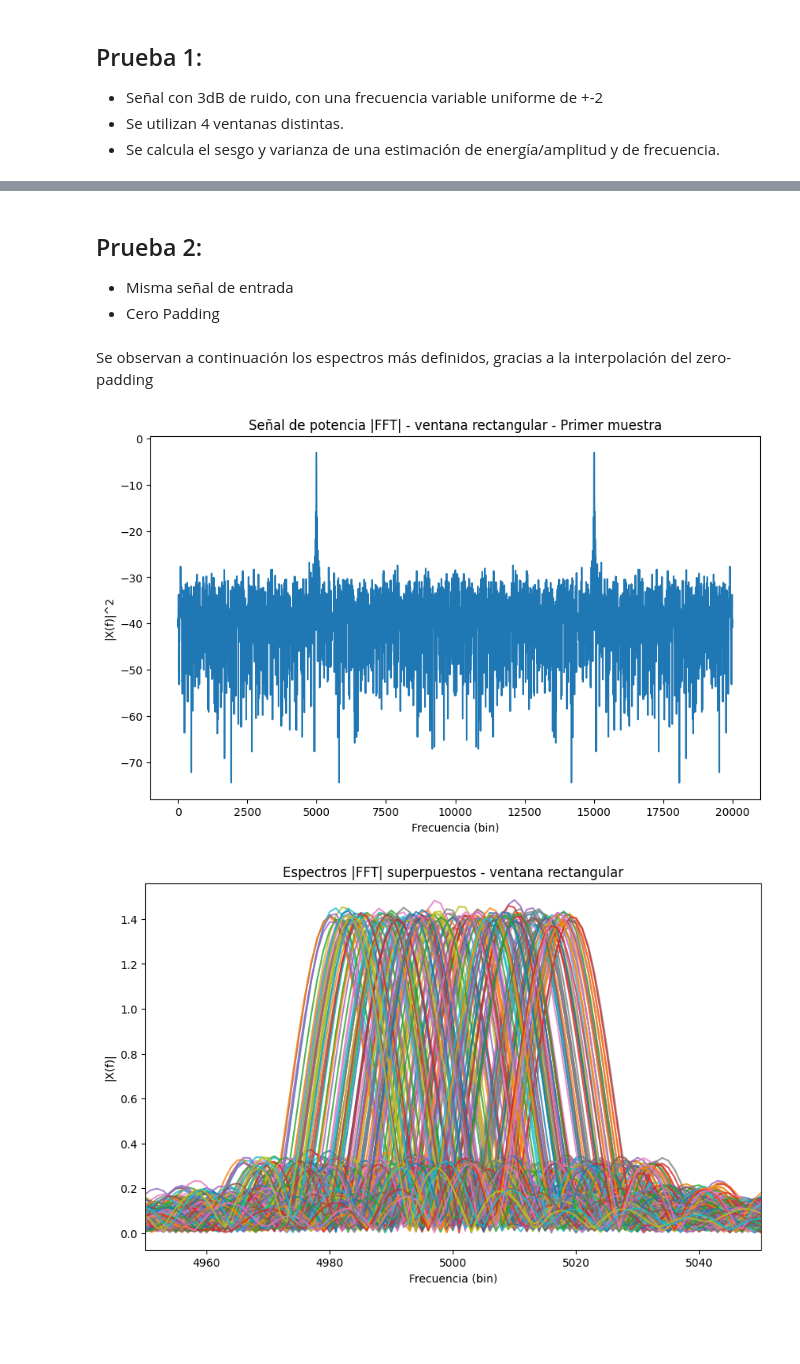
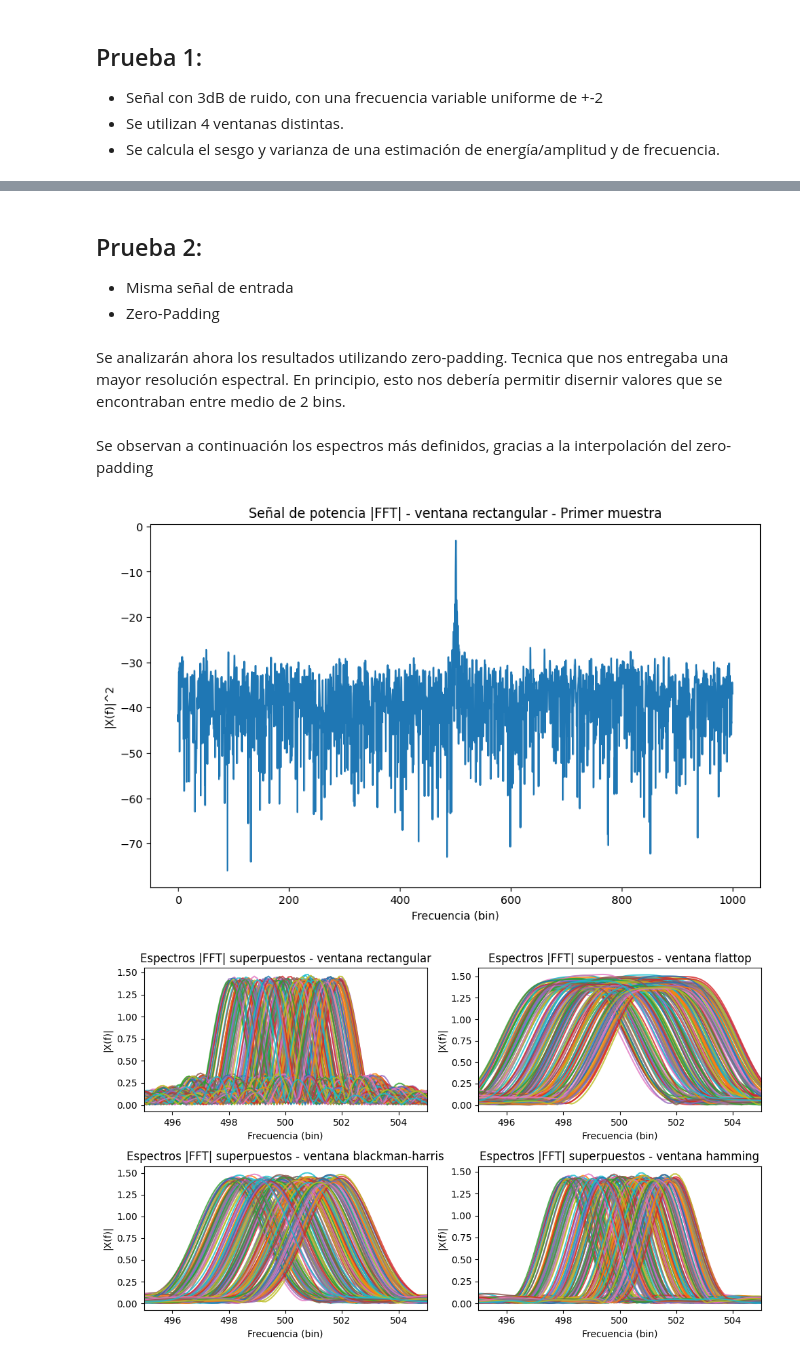
Before and after one commit to agustin-d-martinez/Procesamiento-Digital-de-Se-ales---2026, a Jupyter notebook: TS5/TS5.ipynb, the cells around one changed output, grey strips where cells are left out. Drawn from its saved outputs; the diff is of its cells as text; code cells hidden in the pictures; blank space fills up the shorter version.

```diff
--- a/TS5/TS5.ipynb
+++ b/TS5/TS5.ipynb
@@ -157,21 +157,31 @@ def mod_db(xx: np.ndarray) -> np.ndarray:
 def mod_dbw(xx: np.ndarray) -> np.ndarray:
     return 10*np.log10(np.abs(xx))
 
-def freq_axis(xx: np.ndarray, fs: float) -> np.ndarray:
+def freq_axis(xx: np.ndarray | int, fs: float) -> np.ndarray:
     '''freq_axis
 
     Equal to np.fft.fftfreq. It generates the correct freq axis for the fft algorithm.
     Axis has the form:
     [0, △f, 2△f, ..., fs/2, -fs/2, -(fs/2-△f), ..., -△f]
     Note: the positive half always starts with 0. The negative half always starts with -fs/2, so, the negative half has one extra value if the length of the signal is even.
-    xx: signal to generate the axis for. Only the length is used.
+    xx: Number of points or signal to generate the axis for. Only the length is used.
     fs: sampling frequency
     '''
-    nn = xx.shape[0]
+    if type(xx) == int:
+        nn = xx
+    else:
+        nn = xx.shape[0]
     half = np.arange(0, fs/2, fs/nn)
     ff = np.concatenate((half, -half[::-1] - fs/nn))
     ff = ff[:nn]
     return ff.reshape(-1,1)
+
+def fft_shift(xx: np.ndarray) -> np.ndarray:
+    '''fft_shift
+    Shifts the fft of the signal xx, so that the zero frequency component is in the center of the spectrum. This is equivalent to np.fft.fftshift, but it also normalizes the fft by the length of the signal, so that the values are correct.
+    '''
+    N = xx.shape[0]
+    return np.concatenate((xx[N//2:], xx[:N//2]))
 # %% [markdown]
 # Respuesta
 # %% [markdown]
@@ -188,7 +201,7 @@ def check_est(xx, f0, fs, N):
         N: number of points to calculate the fft. It is expected to be a scalar.
     '''
     N_real = xx.shape[0]
-    xx_fft = np.fft.fft(xx, N, axis=0) / N_real
+    xx_fft = np.fft.fft(xx, n=N, axis=0) / N_real
     xx_fft_abs = np.abs(xx_fft)
 
     a_estimado = 2 * xx_fft_abs[int(f0*N/fs), :]
@@ -261,17 +273,21 @@ plt.plot(10*np.log10(PXX))
 plt.title("Señal de potencia |FFT| - ventana rectangular - Primer muestra")
 plt.xlabel("Frecuencia (bin)")
 plt.ylabel("|X(f)|^2")
+plt.xlim(0, N//2)
+plt.xticks(np.arange(0, N//2+1, N/20))
 plt.show()
 
 
 ##### Gráfico de espectros superpuestos
 plt.figure(figsize=(10,6))
 for key in xx_fft_abs.keys():
+    plt.subplot(2,2,windows.index(key)+1)
     for i in range(xx_fft_abs[key].shape[1]):
         plt.plot(2*xx_fft_abs[key][:, i], alpha=0.8)
     plt.xlim(f0*0.99, f0*1.01)
     plt.title(f"Espectros |FFT| superpuestos - ventana {key}")
     plt.xlabel("Frecuencia (bin)")
     plt.ylabel("|X(f)|")
-    plt.show()
+    plt.tight_layout()
+plt.show()
 # %% [output]
@@ -342,7 +375,9 @@ hamming         |          0.725           0.241         -0.0123          0.0838
 # %% [markdown]
 ## Prueba 2:
 - Misma señal de entrada
-- Cero Padding
+- Zero-Padding
+# %% [markdown]
+Se analizarán ahora los resultados utilizando zero-padding. Tecnica que nos entregaba una mayor resolución espectral. En principio, esto nos debería permitir disernir valores que se encontraban entre medio de 2 bins.
 # %%
 from scipy import signal
 ####### VALORES
@@ -375,6 +410,8 @@ freq = fr + f0
 
 xx = [mi_sen_ruidosa(vmax=vmax, ff=freq[i], nn=N, fs=fs, snr=snr)[0] for i in range(cant_muestras)]
 xx = np.hstack(xx)
+
+ff = freq_axis(N_FFT, fs)
 # %%
 ####### ESTIMADORES
 a_est = {}
@@ -390,24 +426,26 @@ Se observan a continuación los espectros más definidos, gracias a la interpola
 # %%
 ##### Check de primer muestra
 PXX = xx_fft_abs["rectangular"][:,0]**2
 plt.figure(figsize=(10,6))
-plt.plot(10*np.log10(PXX))
+plt.plot(ff[:N_FFT//2], 10*np.log10(PXX)[:N_FFT//2])
 plt.title("Señal de potencia |FFT| - ventana rectangular - Primer muestra")
 plt.xlabel("Frecuencia (bin)")
 plt.ylabel("|X(f)|^2")
 plt.show()
 
 
 ##### Gráfico de espectros superpuestos
 plt.figure(figsize=(10,6))
 for key in xx_fft_abs.keys():
+    plt.subplot(2,2,windows.index(key)+1)
     for i in range(xx_fft_abs[key].shape[1]):
-        plt.plot(2*xx_fft_abs[key][:, i], alpha=0.8)
-    plt.xlim((f0*N_FFT/fs)*0.99, (f0*N_FFT/fs)*1.01)
+        plt.plot(ff[:N_FFT//2], 2*xx_fft_abs[key][:, i][:N_FFT//2], alpha=0.8)
+    plt.xlim(f0*0.99, f0*1.01)
     plt.title(f"Espectros |FFT| superpuestos - ventana {key}")
     plt.xlabel("Frecuencia (bin)")
     plt.ylabel("|X(f)|")
-    plt.show()
+    plt.tight_layout()
+plt.show()
 # %% [output]
-[figure, old version]
+[figure, new version]
-[figure, old version]
+[figure, new version]
```
Also changed, not shown: parts of 15 cells of this notebook, 2 other files.
